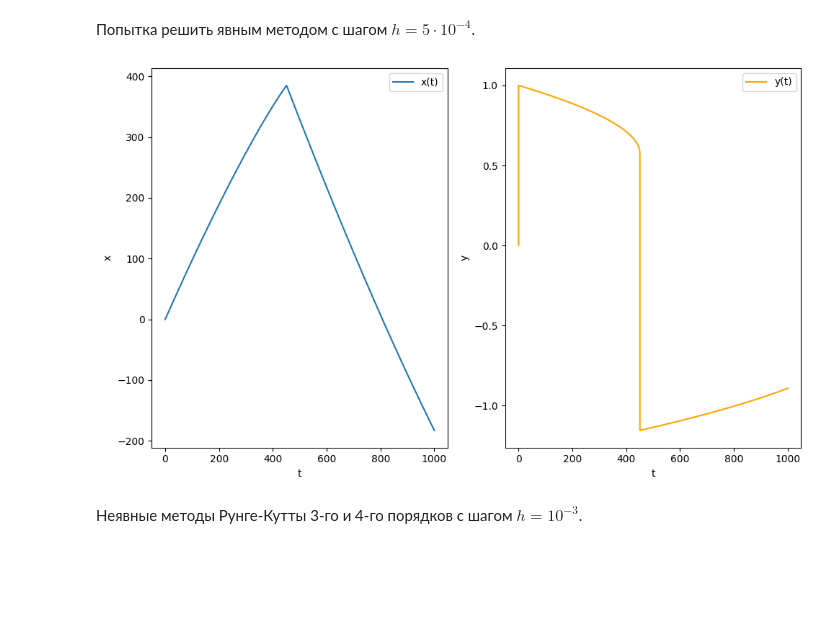
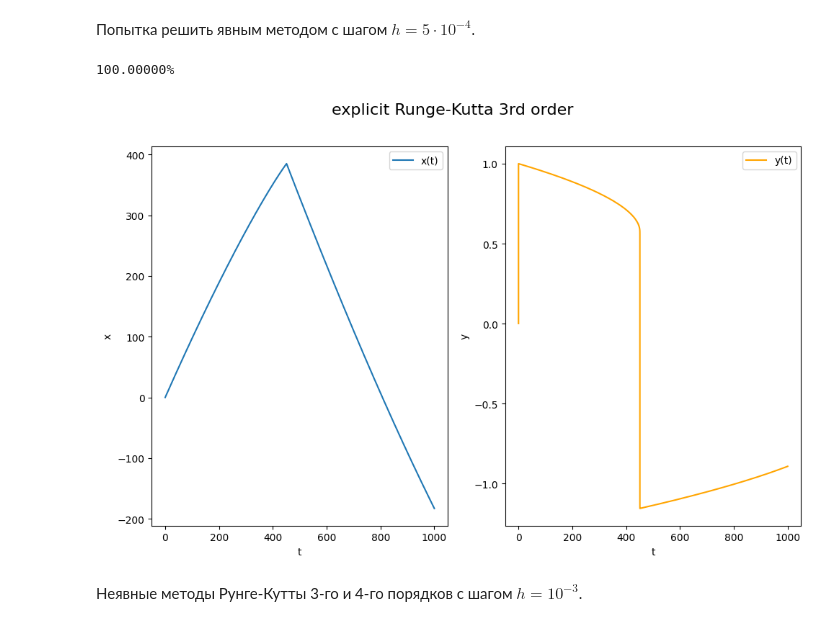
Before and after one commit to VoyakaGOD/computational-mathematics, a Jupyter notebook: stiff-ODE-systems.ipynb, the cells around one changed output. Drawn from its saved outputs; the diff is of its cells as text; code cells hidden in the pictures; blank space fills up the shorter version.

```diff
--- a/stiff-ODE-systems.ipynb
+++ b/stiff-ODE-systems.ipynb
@@ -44,11 +44,14 @@ def show_result(ts : list[float], us : list[Vector], name = None):
 # %%
 h = 5e-4
 N = int(T/h)
 ts = [(h * n) for n in range(N + 1)]
 
-show_result(ts, RungeKuttaMethods.explicit_3_order(f, u0, h, N))
+show_result(ts, RungeKuttaMethods.explicit_3_order(f, u0, h, N), "explicit Runge-Kutta 3rd order")
+
+# 1m 36s
 # %% [output]
+100.00000%
-[figure, old version]
+[figure, new version]
 # %% [markdown]
 Неявные методы Рунге-Кутты 3-го и 4-го порядков с шагом $h = 10^{-3}$.
 # %%
```
Also changed, not shown: parts of 8 cells of this notebook, 2 other files.
